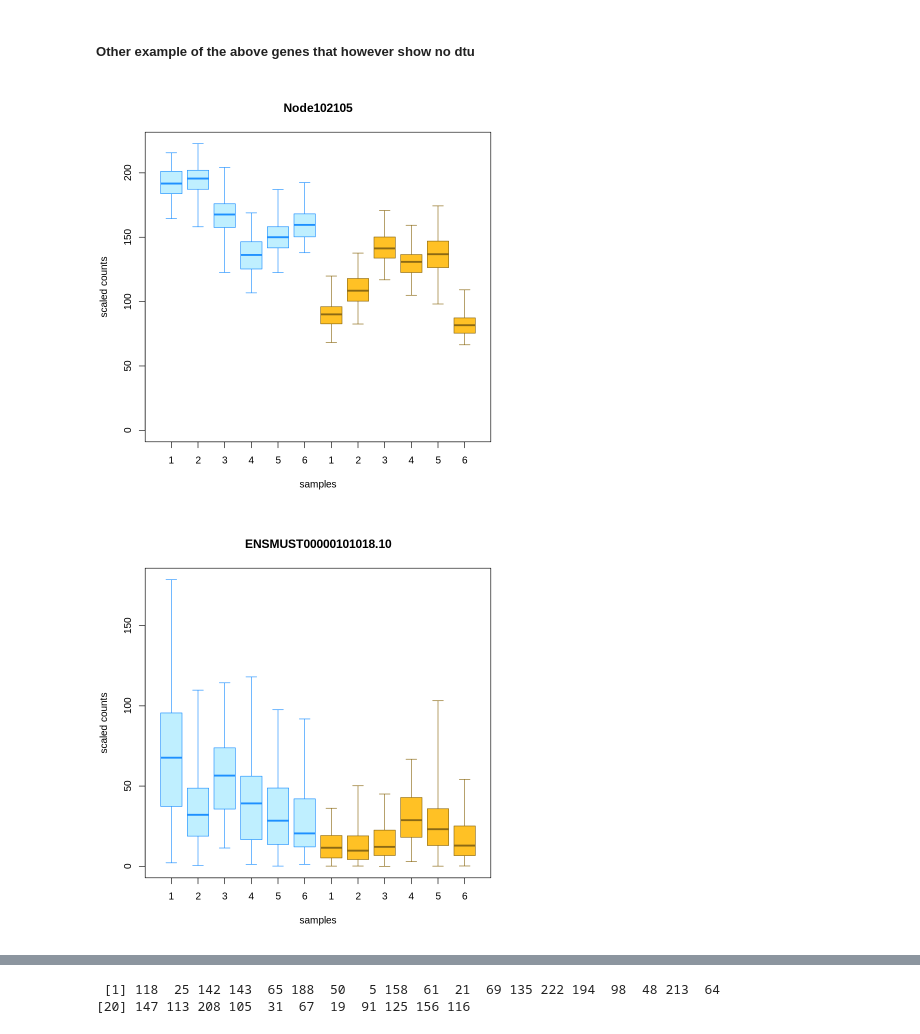
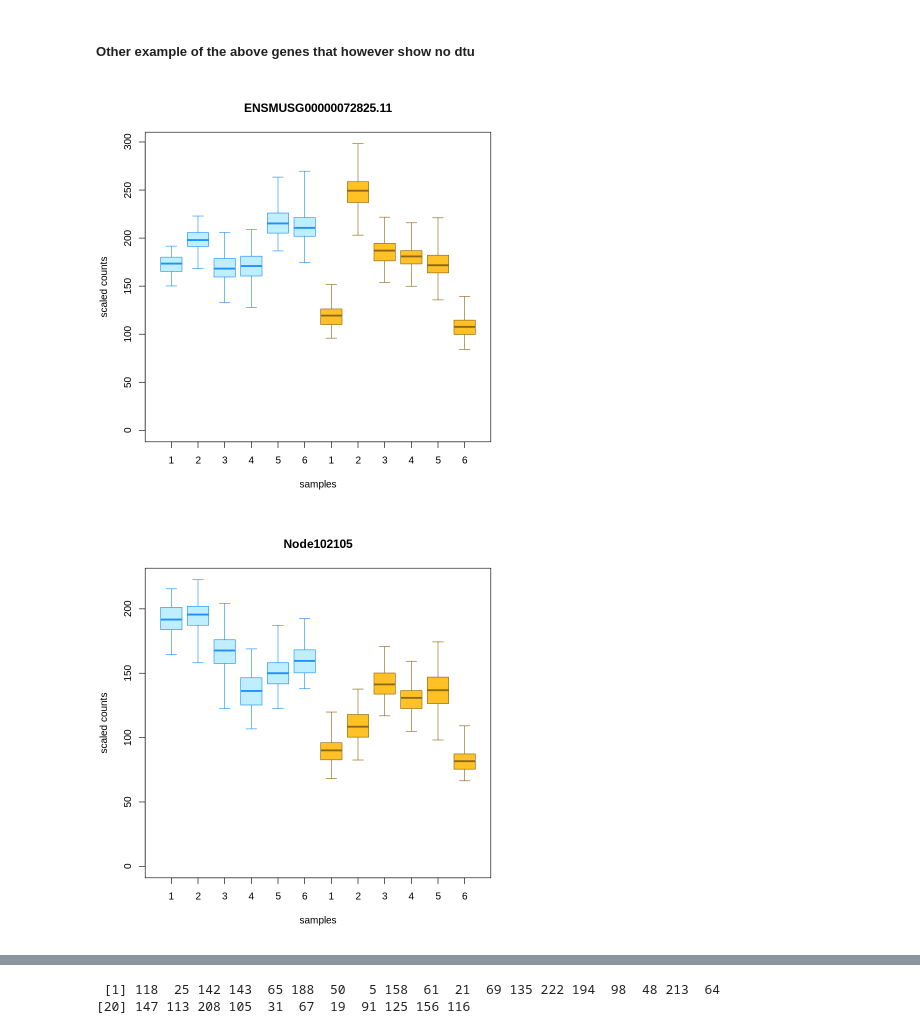
Before and after one commit to NPSDC/treeTerminusScripts, a Jupyter notebook: real_datasets/GSE100505_EDL_MAST/mode=gcbias/post_type=gibbs_nreps=100_tf=100/DE/Transcripts.ipynb, the cells around one changed output, grey strips where cells are left out. Drawn from its saved outputs; the diff is of its cells as text; code cells hidden in the pictures.

```diff
--- a/real_datasets/GSE100505_EDL_MAST/mode=gcbias/post_type=gibbs_nreps=100_tf=100/DE/Transcripts.ipynb
+++ b/real_datasets/GSE100505_EDL_MAST/mode=gcbias/post_type=gibbs_nreps=100_tf=100/DE/Transcripts.ipynb
@@ -147,7 +147,7 @@ groupsClust <- parseClustFile(termFile, yTermThrNS)
 mInds <- seq(nrow(yTermThrNS) + length(groupsClust))
 yAggTermThrNS <- prepOSwish(yTermThrNS, mInds, groupsClust)
 yTerm <- yAggTermThrNS[-unlist(groupsClust),]
-yTerm <- fishpond::scaleInfReps(yAggTermThrNS)
+yTerm <- fishpond::scaleInfReps(yTerm)
 yTerm <- labelKeep(yTerm)
 set.seed(10)
 yTerm <- swish(yTerm, x="condition")
@@ -317,7 +355,7 @@ For the remaining that have map to inner node, infRV decreases compared to their
 # %%
 qval <- 0.1
 i <- 3
-gN <- innerNodesUniqueGenes[[i]][which(mcols(yg)[innerNodesUniqueGenes[[i]],"qvalue"] > qval)]
+gN <- innerNodesUniqueGenes[[i]]
 length(gN)
 
 # extracting genes unique to treeDE and have logFC > 0.5 or have atleast two sig nodes
@@ -330,7 +368,7 @@ for(g in gN) {
         twoNodes[[j]] <- iid
         j <- j + 1
     }
-    else if(length(which(abs(mcols(yAll)[treeDE[[2]][iid],"log2FC"]) > 0.5)) > 0) {
+    else if(length(which(abs(mcols(yAll)[treeDE[[i]][iid],"log2FC"]) > 0.5)) > 0) {
         lfcNodes <- c(lfcNodes, iid)
     }
 }
@@ -386,10 +446,14 @@ plotInfReps(y=yAll, x = "condition", idx = unlist(Descendants(treeCons,treeDE[[2
 # %% [markdown]
 ##### Other example of the above genes that however show no dtu
 # %%
-plotInfReps(y=yAll, x = "condition", idx = treeDE[[2]][lfcNodes[j]])
-plotInfReps(y=yAll, x = "condition", idx = unlist(Descendants(treeCons,treeDE[[2]][lfcNodes[j]]))[1])
-plotInfReps(y=yAll, x = "condition", idx = unlist(Descendants(treeCons,treeDE[[2]][lfcNodes[j]]))[2])
-plotInfReps(y=yAll, x = "condition", idx = unlist(Descendants(treeCons,treeDE[[2]][lfcNodes[j]]))[3])
+### What is causing this expression to fall
+### tcr how to solve it
+j <- c(5,9)
+plotInfReps(y=yg, x = "condition", idx = genesTreeDE[[i]][[lfcNodes[j]]])
+plotInfReps(y=yAll, x = "condition", idx = treeDE[[i]][lfcNodes[j]])
+# plotInfReps(y=yAll, x = "condition", idx = unlist(Descendants(treeCons,treeDE[[i]][lfcNodes[j]]))[1])
+# plotInfReps(y=yAll, x = "condition", idx = unlist(Descendants(treeCons,treeDE[[i]][lfcNodes[j]]))[2])
+# plotInfReps(y=yAll, x = "condition", idx = unlist(Descendants(treeCons,treeDE[[i]][lfcNodes[j]]))[3])
 # %% [output]
-[figure, old version]
+[figure, new version]
-[figure, old version]
+[figure, new version]
```
Also changed, not shown: parts of 59 cells of this notebook.
